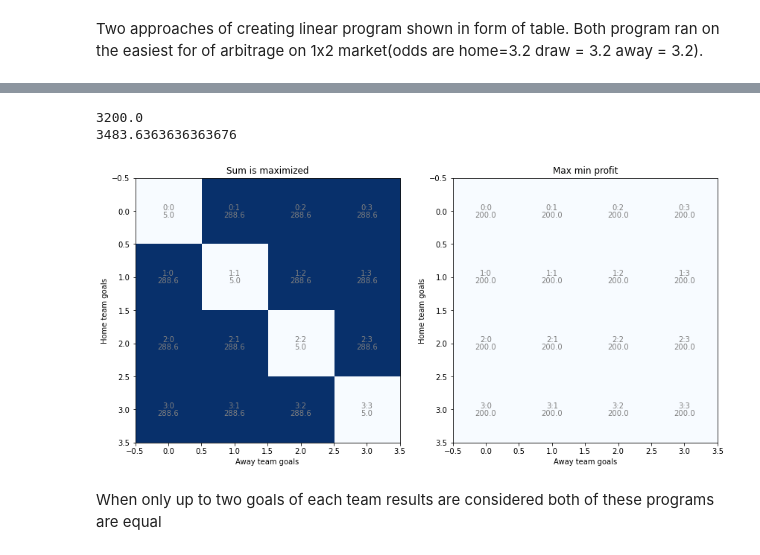
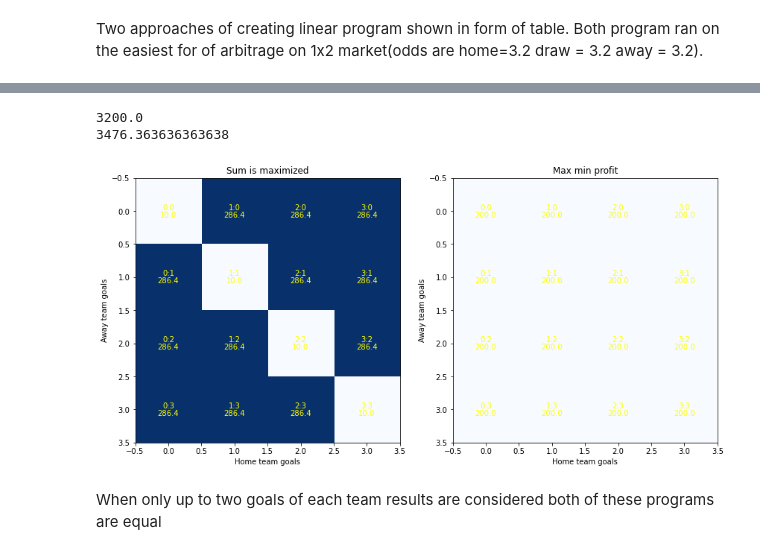
Before and after one commit to syrovzde/inefficiencies, a Jupyter notebook: easy_examples.ipynb, the cells around one changed output, grey strips where cells are left out. Cells and saved outputs as stored; diff of their text form; code cells hidden in the pictures.

```diff
--- a/easy_examples.ipynb
+++ b/easy_examples.ipynb
@@ -63,41 +64,41 @@ _, x, z= arb.solve_maxprofit_gurobi(MatchID=None,matrix_A=matrix_A,weights=None)
 # %%
 max_min=arbitrage_main.calculate_profit_easy_example(bets=x[:-1],odds=np.array([3.2,3.2,3.2]),points=points)
 max_sum=arbitrage_main.calculate_profit_easy_example(bets=x_w,odds=np.array([3.2,3.2,3.2]),points=points)
 
 print(max_min.sum())
 print(max_sum.sum())
 
 #plt.figure(figsize=(7, 7))
 f,arrs=plt.subplots(1,2,figsize=(14, 14))
 #N = np.zeros((points+1,points+1))
 N = max_sum
 arrs[0].imshow(N, cmap="Blues")
 for i in range(points+1):
   for j in range(points+1):
-    chstr =  str(i) + ":" + str(j)
-    arrs[0].text(j, i, chstr, ha="center", va="bottom", color="gray")
-    arrs[0].text(j, i, round(N[i, j].item(),1), ha="center", va="top", color="gray")
+    chstr =  str(j) + ":" + str(i)
+    arrs[0].text(j, i, chstr, ha="center", va="bottom",color='yellow')
+    arrs[0].text(j, i, round(N[i, j].item(),1), ha="center", va="top",color='yellow')
 #arrs[0].axis("off")
-arrs[0].set_xlabel('Away team goals')
-arrs[0].set_ylabel('Home team goals')
+arrs[0].set_xlabel('Home team goals')
+arrs[0].set_ylabel('Away team goals')
 arrs[0].set_title("Sum is maximized")
 N = max_min
-arrs[1].imshow(N, cmap="G")
+arrs[1].imshow(N, cmap="Blues")
 for i in range(points+1):
   for j in range(points+1):
-    chstr =  str(i) + ":" + str(j)
-    arrs[1].text(j, i, chstr, ha="center", va="bottom", color="gray")
-    arrs[1].text(j, i, round(N[i, j].item(),1), ha="center", va="top", color="gray")
-arrs[1].set_xlabel('Away team goals')
-arrs[1].set_ylabel('Home team goals')
+    chstr =  str(j) + ":" + str(i)
+    arrs[1].text(j, i, chstr, ha="center", va="bottom",color='yellow')
+    arrs[1].text(j, i, round(N[i, j].item(),1), ha="center", va="top",color='yellow')
+arrs[1].set_xlabel('Home team goals')
+arrs[1].set_ylabel('Away team goals')
 arrs[1].set_title("Max min profit")
 
 #arrs[1].axis("off")
 plt.show()
 # %% [output]
 3200.0
-3483.6363636363676
+3476.363636363638
-[figure, old version]
+[figure, new version]
 # %% [markdown]
 When only up to two goals of each team results are considered both of these programs are equal
 # %%
```
Also changed, not shown: parts of 16 cells of this notebook, 8 other files.
